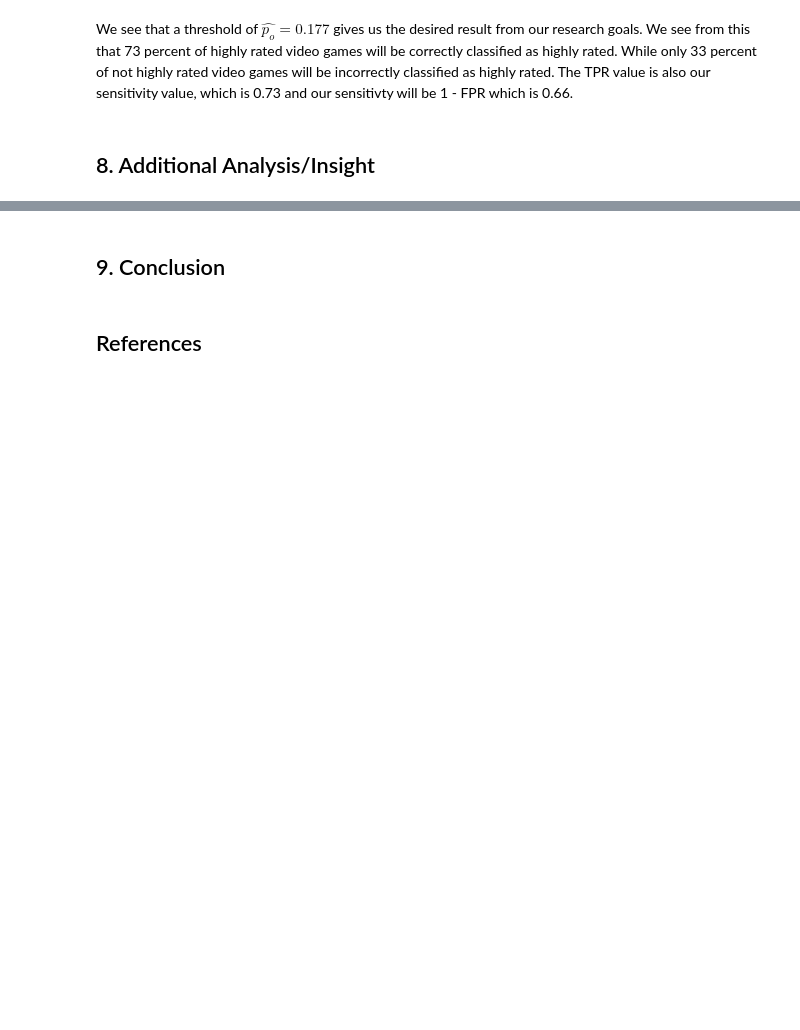
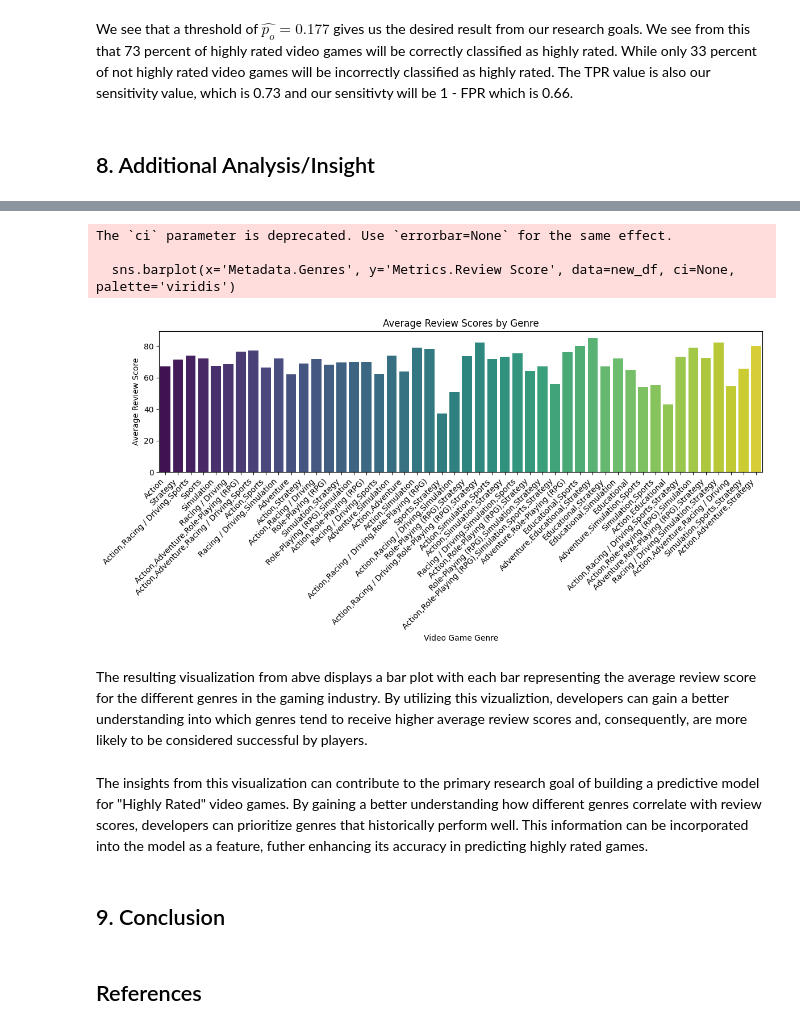
Before and after one commit to afifshomali/STAT207_FinalProejct, a Jupyter notebook: Final_Project_YOURNAMESHERE1.ipynb, the cells around one changed output, grey strips where cells are left out. Drawn from its saved outputs; the diff is of its cells as text; code cells hidden in the pictures; blank space fills up the shorter version.

```diff
--- a/Final_Project_YOURNAMESHERE1.ipynb
+++ b/Final_Project_YOURNAMESHERE1.ipynb
@@ -578,3 +578,6 @@ Test FPR: 0.3333333333333333
 We see that a threshold of $\hat{p_o} = 0.177$ gives us the desired result from our research goals. We see from this that 73 percent of highly rated video games will be correctly classified as highly rated. While only 33 percent of not highly rated video games will be incorrectly classified as highly rated. The TPR value is also our sensitivity value, which is 0.73 and our sensitivty will be 1 - FPR which is 0.66.
 # %% [markdown]
 ## 8. Additional Analysis/Insight
+# %%
+new_df = pd.read_csv("video_games.csv", na_values = "Unknown")
+new_df.head()
@@ -581,3 +592,21 @@ We see that a threshold of $\hat{p_o} = 0.177$ gives us the desired result from
+# %%
+plt.figure(figsize=(12, 6))
+sns.barplot(x='Metadata.Genres', y='Metrics.Review Score', data=new_df, ci=None, palette='viridis')
+plt.title('Average Review Scores by Genre')
+plt.xlabel('Video Game Genre')
+plt.ylabel('Average Review Score')
+plt.xticks(rotation=45, ha='right')
+plt.tight_layout()
+plt.show()
+# %% [output]
+The `ci` parameter is deprecated. Use `errorbar=None` for the same effect.
+
+  sns.barplot(x='Metadata.Genres', y='Metrics.Review Score', data=new_df, ci=None, palette='viridis')
+[figure, added]
+# %% [markdown]
+The resulting visualization from abve displays a bar plot with each bar representing the average review score for the different genres in the gaming industry. By utilizing this vizualiztion, developers can gain a better understanding into which genres tend to receive higher average review scores and, consequently, are more likely to be considered successful by players.
+# %% [markdown]
+The insights from this visualization can contribute to the primary research goal of building a predictive model for "Highly Rated" video games. By gaining a better understanding how different genres correlate with review scores, developers can prioritize genres that historically perform well. This information can be incorporated into the model as a feature, futher enhancing its accuracy in predicting highly rated games.
 # %% [markdown]
 ## 9. Conclusion
 # %% [markdown]
```
Also changed, not shown: parts of 2 cells of this notebook.
